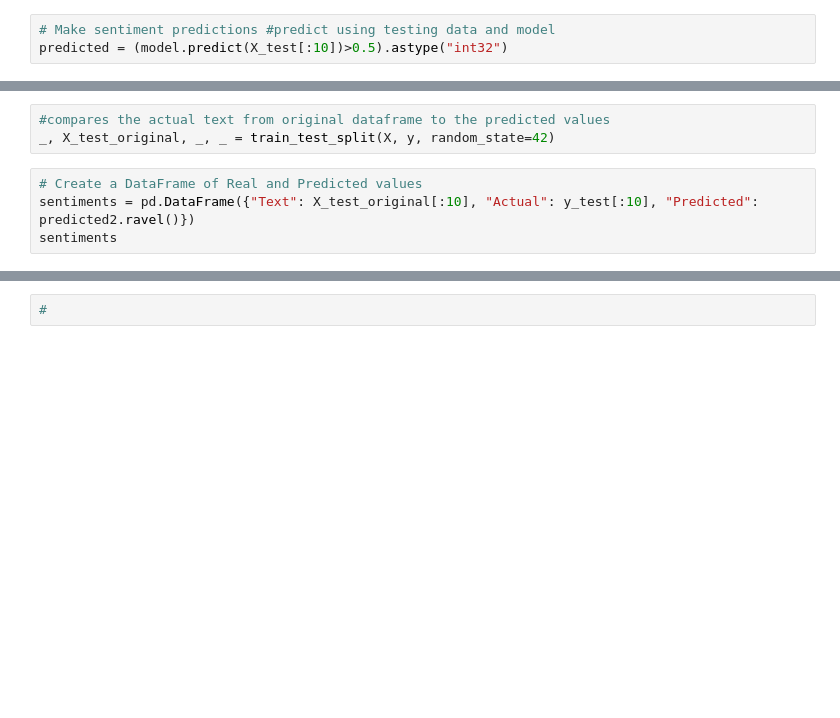
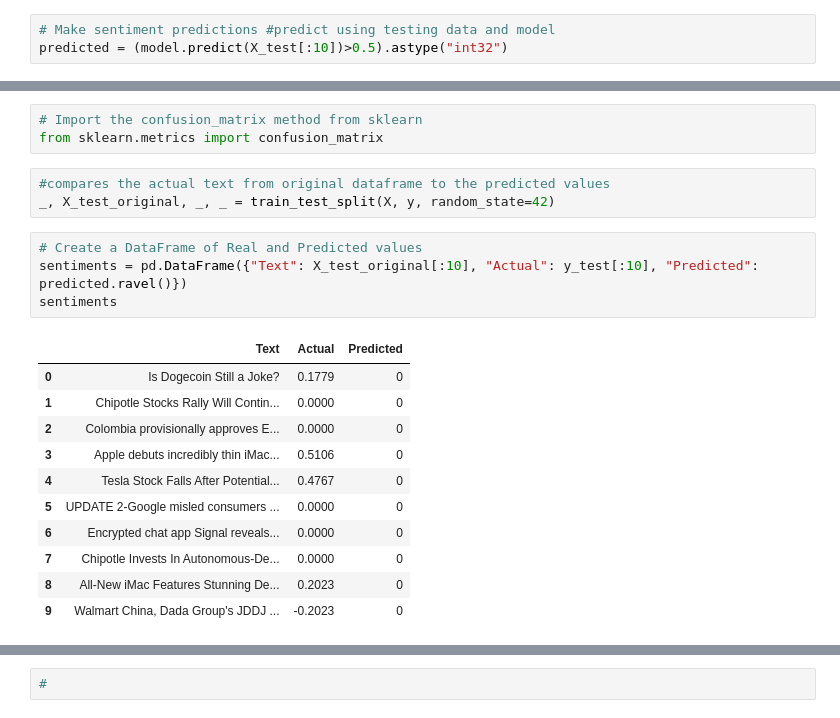
Before and after one commit to alexbeckham/Project_2, a Jupyter notebook: Sentiment_analysis.ipynb, the cells around one changed output, grey strips where cells are left out. Drawn from its saved outputs; the diff is of its cells as text; blank space fills up the shorter version.

```diff
--- a/Sentiment_analysis.ipynb
+++ b/Sentiment_analysis.ipynb
@@ -293,9 +294,24 @@ predicted = (model.predict(X_test[:10])>0.5).astype("int32")
+# %%
+# Import the confusion_matrix method from sklearn
+from sklearn.metrics import confusion_matrix
 # %%
 #compares the actual text from original dataframe to the predicted values
 _, X_test_original, _, _ = train_test_split(X, y, random_state=42)
 # %%
 # Create a DataFrame of Real and Predicted values
-sentiments = pd.DataFrame({"Text": X_test_original[:10], "Actual": y_test[:10], "Predicted": predicted2.ravel()})
+sentiments = pd.DataFrame({"Text": X_test_original[:10], "Actual": y_test[:10], "Predicted": predicted.ravel()})
 sentiments
+# %% [output]
+|  | Text | Actual | Predicted |
+| 0 | Is Dogecoin Still a Joke? | 0.1779 | 0 |
+| 1 | Chipotle Stocks Rally Will Contin... | 0.0000 | 0 |
+| 2 | Colombia provisionally approves E... | 0.0000 | 0 |
+| 3 | Apple debuts incredibly thin iMac... | 0.5106 | 0 |
+| 4 | Tesla Stock Falls After Potential... | 0.4767 | 0 |
+| 5 | UPDATE 2-Google misled consumers ... | 0.0000 | 0 |
+| 6 | Encrypted chat app Signal reveals... | 0.0000 | 0 |
+| 7 | Chipotle Invests In Autonomous-De... | 0.0000 | 0 |
+| 8 | All-New iMac Features Stunning De... | 0.2023 | 0 |
+| 9 | Walmart China, Dada Group's JDDJ ... | -0.2023 | 0 |
 # %%
 sentiments.plot()
```
Also changed, not shown: parts of 15 cells of this notebook, 14 other files.
